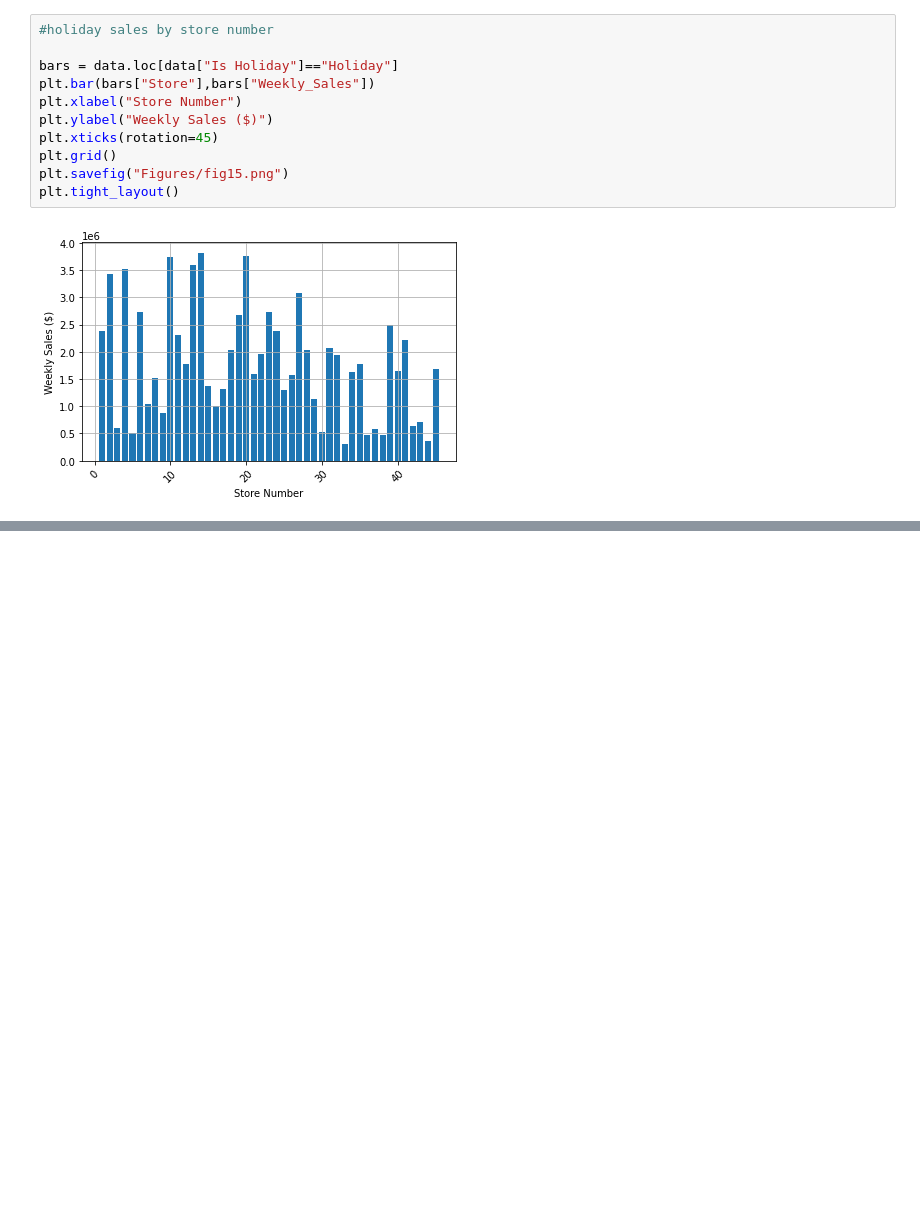
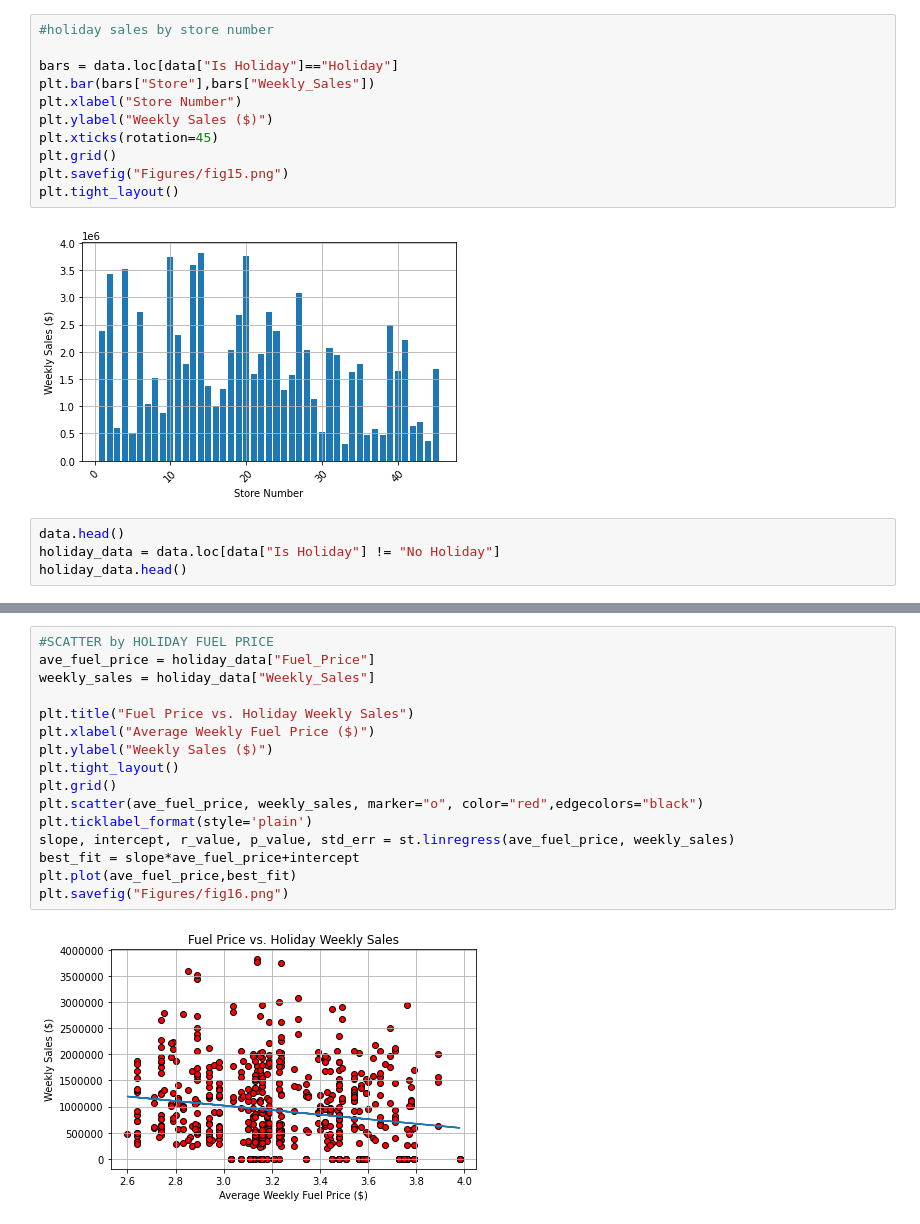
Before and after one commit to beckyydo/Project-1, a Jupyter notebook: Plots.ipynb, the cells around one changed output, grey strips where cells are left out. Cells and saved outputs as stored; diff of their text form; blank space fills up the shorter version.

```diff
--- a/Plots.ipynb
+++ b/Plots.ipynb
@@ -281,3 +269,7 @@ plt.savefig("Figures/fig15.png")
 plt.tight_layout()
 # %% [output]
 [figure]
+# %%
+data.head()
+holiday_data = data.loc[data["Is Holiday"] != "No Holiday"]
+holiday_data.head()
@@ -283,0 +283,18 @@ plt.tight_layout()
+# %%
+#SCATTER by HOLIDAY FUEL PRICE
+ave_fuel_price = holiday_data["Fuel_Price"]
+weekly_sales = holiday_data["Weekly_Sales"]
+
+plt.title("Fuel Price vs. Holiday Weekly Sales")
+plt.xlabel("Average Weekly Fuel Price ($)")
+plt.ylabel("Weekly Sales ($)")
+plt.tight_layout()
+plt.grid()
+plt.scatter(ave_fuel_price, weekly_sales, marker="o", color="red",edgecolors="black")
+plt.ticklabel_format(style='plain')
+slope, intercept, r_value, p_value, std_err = st.linregress(ave_fuel_price, weekly_sales)
+best_fit = slope*ave_fuel_price+intercept
+plt.plot(ave_fuel_price,best_fit)
+plt.savefig("Figures/fig16.png")
+# %% [output]
+[figure, added]
```
Also changed, not shown: parts of 14 cells of this notebook, 16 other files.
